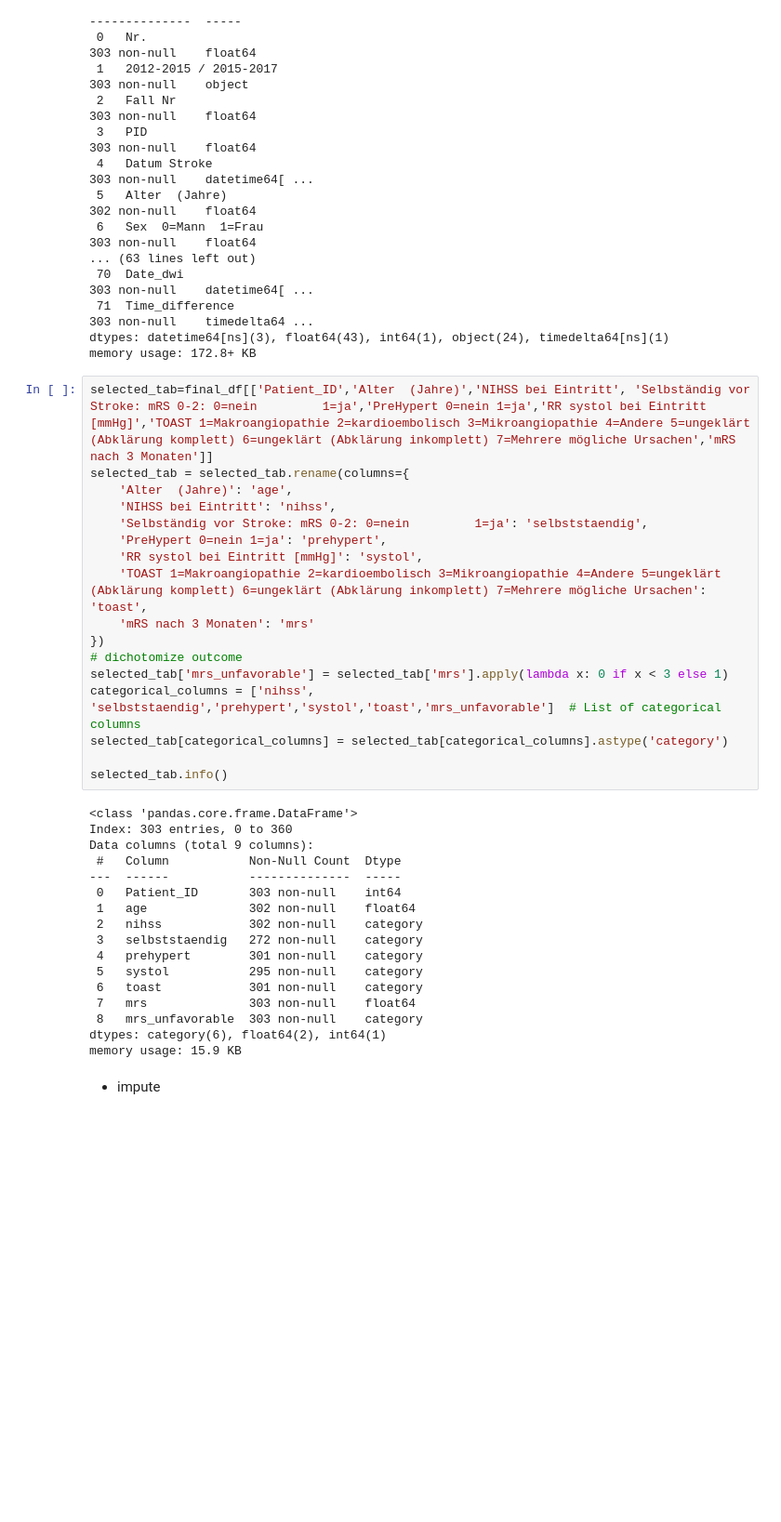
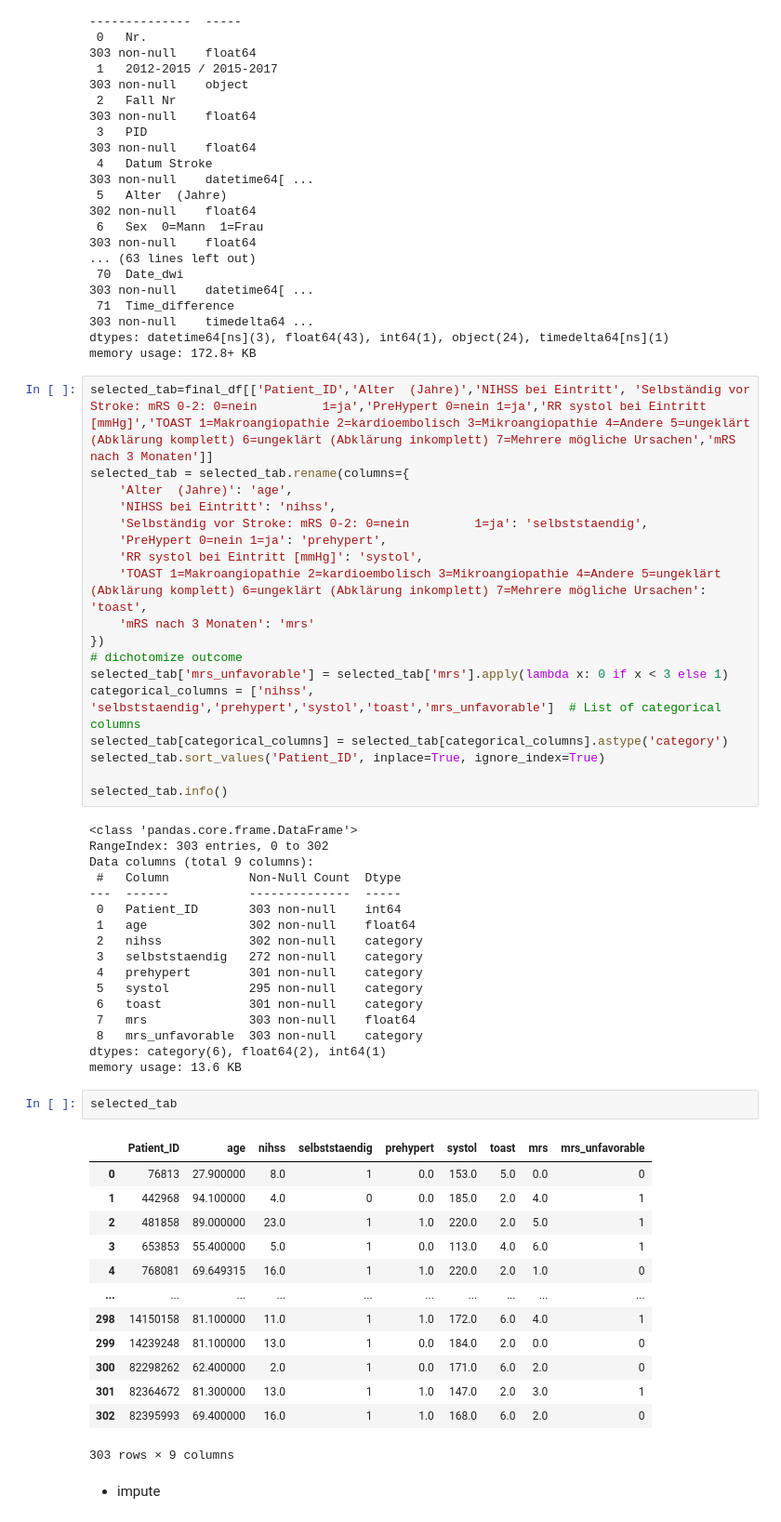
Before and after one commit to buehlpa/berne-cohort-data-pipeline, a Jupyter notebook: 5_0_0_numpy_file_creation.ipynb, the cells around one changed output. Shown: that part at 93% size. Drawn from its saved outputs; the diff is of its cells as text; blank space fills up the shorter version.

```diff
--- a/5_0_0_HDf5_File_creation.ipynb
+++ b/5_0_0_numpy_file_creation.ipynb
@@ -281,11 +284,12 @@ selected_tab = selected_tab.rename(columns={
 selected_tab['mrs_unfavorable'] = selected_tab['mrs'].apply(lambda x: 0 if x < 3 else 1)
 categorical_columns = ['nihss', 'selbststaendig','prehypert','systol','toast','mrs_unfavorable']  # List of categorical columns
 selected_tab[categorical_columns] = selected_tab[categorical_columns].astype('category')
+selected_tab.sort_values('Patient_ID', inplace=True, ignore_index=True)
 
 selected_tab.info()
 # %% [output]
 <class 'pandas.core.frame.DataFrame'>
-Index: 303 entries, 0 to 360
+RangeIndex: 303 entries, 0 to 302
 Data columns (total 9 columns):
  #   Column           Non-Null Count  Dtype
 ---  ------           --------------  -----
@@ -299,7 +303,23 @@ Data columns (total 9 columns):
  7   mrs              303 non-null    float64
  8   mrs_unfavorable  303 non-null    category
 dtypes: category(6), float64(2), int64(1)
-memory usage: 15.9 KB
+memory usage: 13.6 KB
+# %%
+selected_tab
+# %% [output]
+|  | Patient_ID | age | nihss | selbststaendig | prehypert | systol | toast | mrs | mrs_unfavorable |
+| 0 | 76813 | 27.900000 | 8.0 | 1 | 0.0 | 153.0 | 5.0 | 0.0 | 0 |
+| 1 | 442968 | 94.100000 | 4.0 | 0 | 0.0 | 185.0 | 2.0 | 4.0 | 1 |
+| 2 | 481858 | 89.000000 | 23.0 | 1 | 1.0 | 220.0 | 2.0 | 5.0 | 1 |
+| 3 | 653853 | 55.400000 | 5.0 | 1 | 0.0 | 113.0 | 4.0 | 6.0 | 1 |
+| 4 | 768081 | 69.649315 | 16.0 | 1 | 1.0 | 220.0 | 2.0 | 1.0 | 0 |
+| ... | ... | ... | ... | ... | ... | ... | ... | ... | ... |
+| 298 | 14150158 | 81.100000 | 11.0 | 1 | 1.0 | 172.0 | 6.0 | 4.0 | 1 |
+| 299 | 14239248 | 81.100000 | 13.0 | 1 | 0.0 | 184.0 | 2.0 | 0.0 | 0 |
+| 300 | 82298262 | 62.400000 | 2.0 | 1 | 0.0 | 171.0 | 6.0 | 2.0 | 0 |
+| 301 | 82364672 | 81.300000 | 13.0 | 1 | 1.0 | 147.0 | 2.0 | 3.0 | 1 |
+| 302 | 82395993 | 69.400000 | 16.0 | 1 | 1.0 | 168.0 | 6.0 | 2.0 | 0 |
+303 rows × 9 columns
 # %% [markdown]
 - impute
 # %%
```
Also changed, not shown: parts of 5 cells of this notebook, 12 other files.
